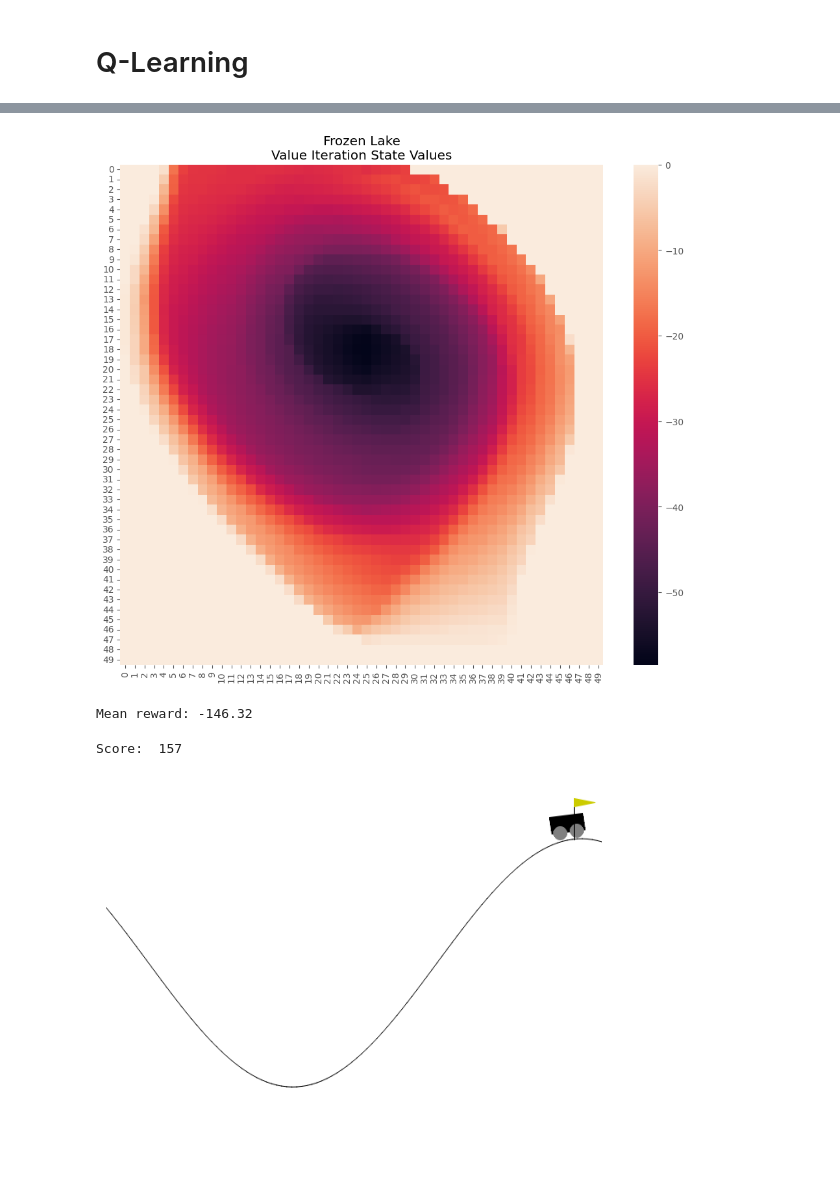
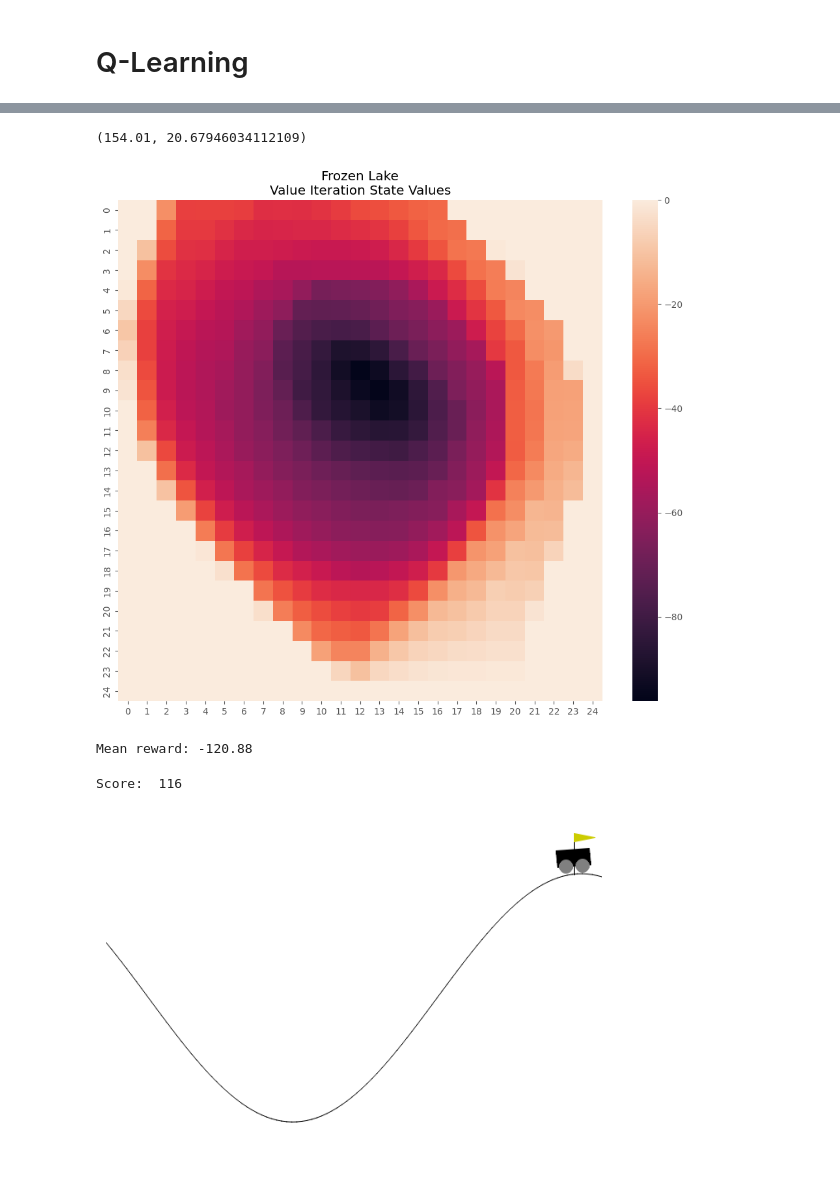
Before and after one commit to RomainFrog/CS7641-A4, a Jupyter notebook: mdp_mountain_cart.ipynb, the cells around one changed output, grey strips where cells are left out. Drawn from its saved outputs; the diff is of its cells as text; code cells hidden in the pictures.

```diff
--- a/mdp_mountain_cart.ipynb
+++ b/mdp_mountain_cart.ipynb
@@ -802,19 +803,21 @@ len(pi_track)
 # %%
-size = 50
-env = gym.make('MountainCar-v0', render_mode="rgb_array", max_episode_steps=1000)
+size = 25
+env = gym.make('MountainCar-v0', render_mode="rgb_array", max_episode_steps=400)
 env = MountainCartWrapper(env, discrete_step=size)
 # %%
-Q, V, pi, Q_track, pi_track, rewards, endings = RL(env).q_learning(
-    nS=size*size,
-    convert_state_obs= lambda state : env.convert_2d_to_1d(state),
-    nA=3,
-    gamma=.99,
-    init_alpha=0.9,
-    min_alpha=0.01,
-    alpha_decay_ratio=0.5,
-    init_epsilon=1.0,
-    min_epsilon=0.01,
-    epsilon_decay_ratio=0.9,
-    n_episodes=100000
-)
+from utils import multi_seed_q_learning
+q_params = {
+    "nS": size*size,
+    "convert_state_obs": lambda state : env.convert_2d_to_1d(state),
+    "nA": 3,
+    "gamma": .9,
+    "init_alpha": 0.9,
+    "min_alpha": 0.01,
+    "alpha_decay_ratio": 0.5,
+    "init_epsilon": 1.0,
+    "min_epsilon": 0.01,
+    "epsilon_decay_ratio": 0.9,
+    "n_episodes": 10000
+}
+results = multi_seed_q_learning(env, n_seeds=5, **q_params)
 # %% [output]
@@ -822,16 +984,22 @@ KeyboardInterrupt:
+# %%
+mean_rewards, std_reward_pi
+# %% [output]
+(154.01, 20.67946034112109)
 # %%
 Plots.values_heat_map(V, "Frozen Lake\nValue Iteration State Values", (size,size), annot=False, figsize=(12,10))
 # %% [output]
-[figure, old version]
+[figure, new version]
 # %%
 def one_shot_eval(env, pi):
     episode_rewards, run_length, _ = TestEnv.test_env(env=env, n_iters=100, pi=pi, convert_state_obs=lambda state : env.convert_2d_to_1d(state))
     episode_rewards = np.array(episode_rewards)
     print(f"Mean reward: {np.mean(episode_rewards)}")
 
-one_shot_eval(env, pi)
+    return episode_rewards
+
+ep_rewards= one_shot_eval(env, results[0]['pi'])
 # %% [output]
-Mean reward: -146.32
+Mean reward: -120.88
 # %%
 %matplotlib inline
 plt.style.use('ggplot')
@@ -840,32 +1008,34 @@ if is_ipython:
     from IPython import display
 
 plt.ion()
+
+pi = results[0]['pi']
 
 
 #  Let's see how the agent performs in the environment by running a single iteration of 1000 steps
 # and rendering the environment at each step
 env.reset()
 state = env.state
 # print(state)
 
 img = plt.imshow(env.render())
 state = env.transform_obs(state)
 
 for t in range(500):
     state = env.convert_2d_to_1d(state)
     action = pi[state]
     img.set_data(env.render())
     # add the action on the image
     plt.axis('off')
     display.display(plt.gcf())
     display.clear_output(wait=True)
     state, reward, done, b, c = env.step(action)
     test = env._inverse_transform_obs(state)
     if done:
         print('Score: ', t+1)
         break
 
 env.close()
 # %% [output]
-Score:  157
+Score:  116
-[figure, old version]
+[figure, new version]
```
Also changed, not shown: parts of 73 cells of this notebook, 5 other files.
